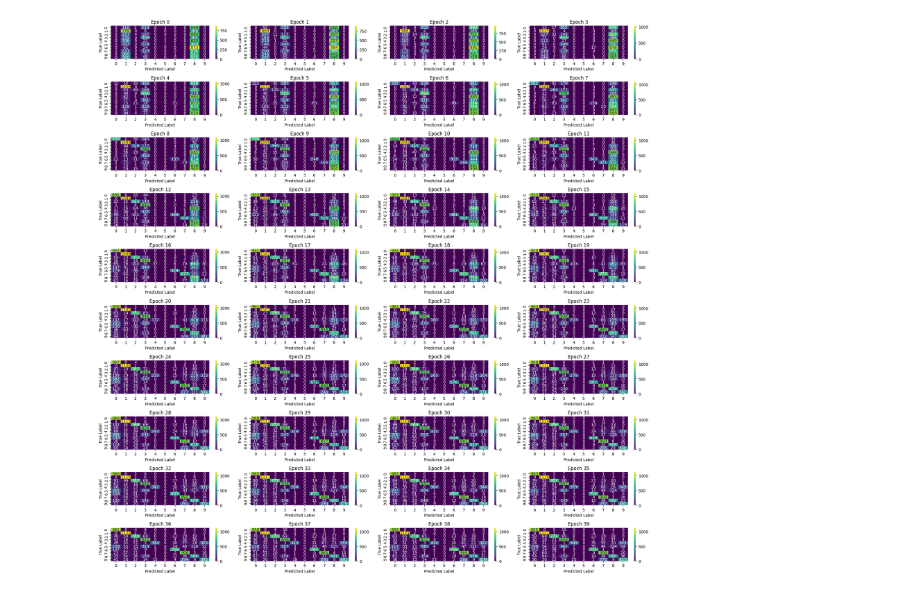
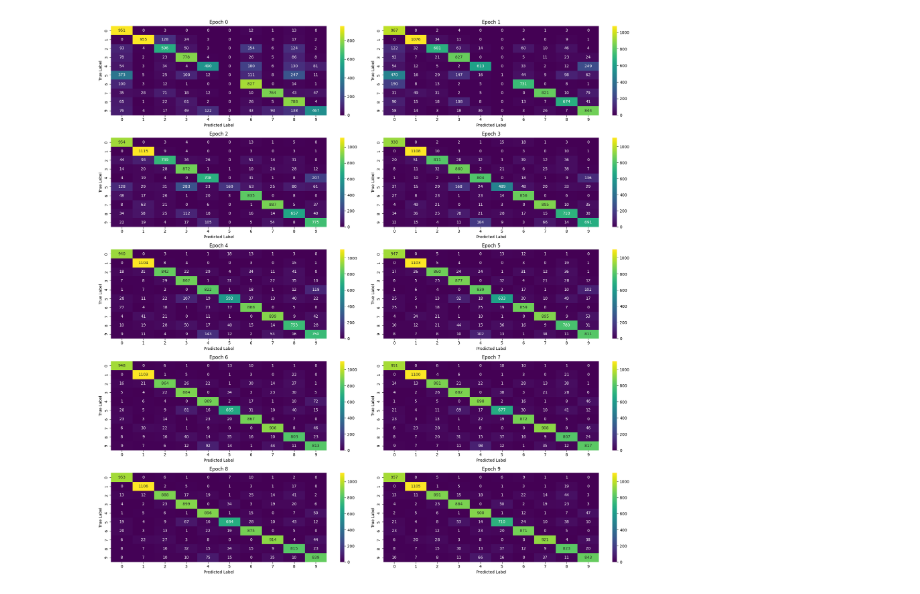
Before and after one commit to eguar11011/catastrophic_forgetting, a Jupyter notebook: Experiment_total/analisis.ipynb, the cells around one changed output. Cells and saved outputs as stored; diff of their text form; code cells hidden in the pictures.

```diff
--- a/Experiment_total/analisis.ipynb
+++ b/Experiment_total/analisis.ipynb
@@ -7,7 +7,7 @@ import os
 # %%
 
 # Configurar la cuadrícula de subgráficos
-fig, axes = plt.subplots(nrows=10, ncols=4, figsize=(20, 20))
+fig, axes = plt.subplots(nrows=5, ncols=2, figsize=(20, 20))
 
 # Iterar sobre los archivos y las ubicaciones de subgráficos
 for i, ax in enumerate(axes.flatten()):
@@ -16,34 +16,34 @@ for i, ax in enumerate(axes.flatten()):
 
     # Verificar si el archivo existe
     if os.path.exists(file_name):
         # Abre el archivo en modo de lectura ('r')
         with open(file_name, 'r') as archivo:
             # Lee el contenido del archivo
             contenido = archivo.read()
 
             # Convierte la expresión literal de Python en la estructura de datos original
             data = ast.literal_eval(contenido)
 
         # Extraer etiquetas reales y predicciones
         real_labels, predicted_labels = zip(*data)
 
         # Crear una matriz de confusión
         conf_matrix = confusion_matrix(real_labels, predicted_labels)
 
         # Crear un mapa de calor en el subgráfico actual
         sns.heatmap(conf_matrix, annot=True, fmt='d', cmap='viridis',
                     xticklabels=set(real_labels), yticklabels=set(real_labels), ax=ax)
 
         # Añadir etiquetas a los ejes
         ax.set_xlabel('Predicted Label')
         ax.set_ylabel('True Label')
         ax.set_title(f'Epoch {i}')
 
 # Ajustar diseño y mostrar el mosaico de mapas de calor
 plt.tight_layout()
 plt.show()
 # %% [output]
-[figure, old version]
+[figure, new version]
 # %%
 import matplotlib.pyplot as plt
 
```
Also changed, not shown: parts of 1 cell of this notebook, 1 other file.
